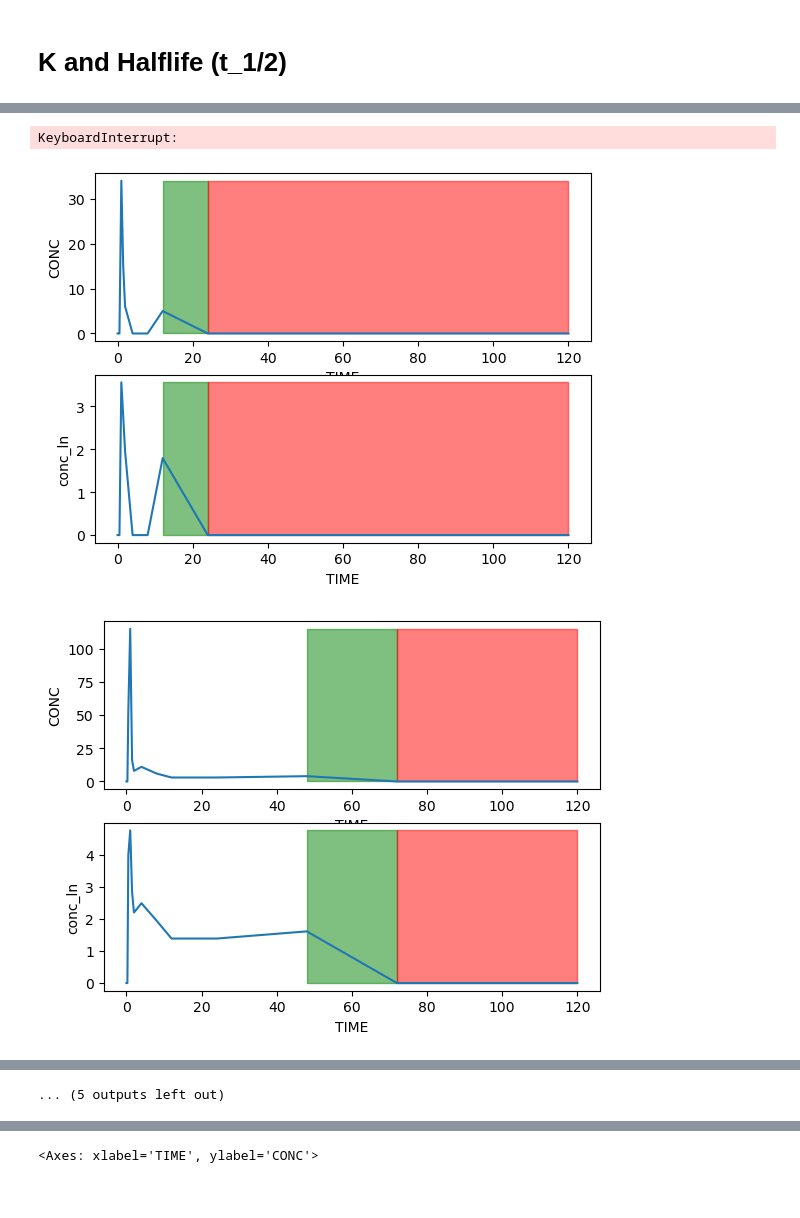
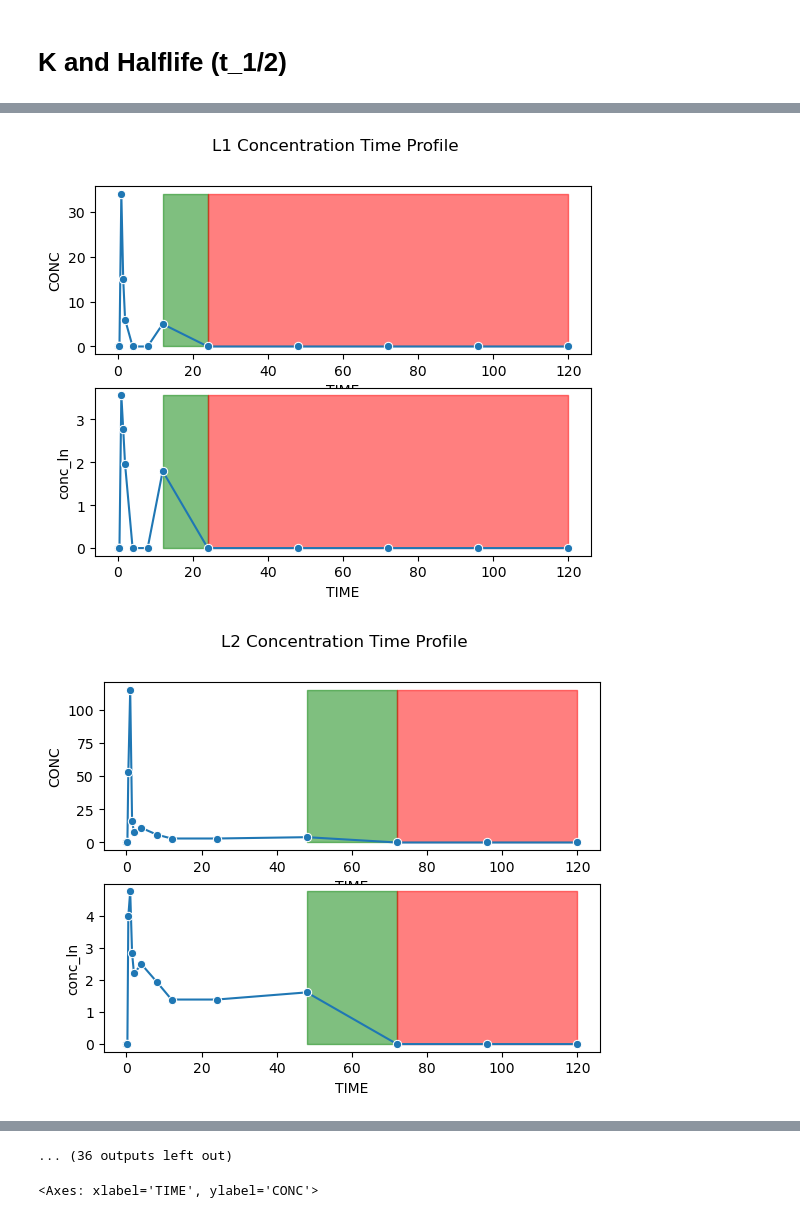
Before and after one commit to kelleyjbrady/NiceODE, a Jupyter notebook: NCA_demo.ipynb, the cells around one changed output, grey strips where cells are left out. Saved outputs shown, nothing was run; the diff lists cells and outputs as text; code cells hidden in the pictures.

```diff
--- a/NCA_demo.ipynb
+++ b/NCA_demo.ipynb
@@ -106,3 +106,8 @@ xth_df
 672 rows × 7 columns
 # %% [markdown]
 # K and Halflife (t_1/2)
+# %%
+from nca import indentify_low_conc_zones2
+dfs = []
+for sub in xth_df['ID'].unique():
+    dfs.append(indentify_low_conc_zones2(xth_df.loc[xth_df['ID'] == sub, :], conc_col='CONC'))
@@ -161,6 +221,8 @@ ks
 # %%
-k_cols = ['ID', 'geom_mean_k_est', 'geom_mean_halflife_est', 'start_time', 'end_time', 'zero_window_time_start']
-ks = ks[k_cols].drop_duplicates().copy()
+old_meth = False
+if old_meth:
+    k_cols = ['ID', 'geom_mean_k_est', 'geom_mean_halflife_est', 'start_time', 'end_time', 'zero_window_time_start']
+    ks = ks[k_cols].drop_duplicates().copy()
 # %%
 ks.loc[ks['ID'] == 'H1']
 # %% [output]
@@ -185,42 +245,41 @@ for id in xth_df['ID'].unique():
     plot_me = xth_df.loc[(xth_df['ID'] == id) & (xth_df['TIME'] < 200), :].copy()
     info_df = ks.loc[ks['ID'] == id, ]
     plot_me['conc_ln'] = safe_signed_log(plot_me['CONC'])
-    sns.lineplot(plot_me, x = 'TIME', y = 'CONC',ax = axs[0])
+    sns.lineplot(plot_me, x = 'TIME', y = 'CONC',ax = axs[0], marker='o')
     y_max = plot_me['CONC'].max()
     y_max_ln = plot_me['conc_ln'].max()
     terminal_slope_start = info_df['start_time'].values[0]
     terminal_slope_end = info_df['end_time'].max()
     x_max = plot_me['TIME'].max()
     zero_zone_start = info_df['zero_window_time_start'].values[0]
     axs[0].fill_betweenx(y = np.linspace(0, y_max, 5),
                         x1 = np.repeat(terminal_slope_start, 5),
                         x2 = np.repeat(terminal_slope_end, 5),
                         alpha = .5, color = 'green',
                         label = 'Terminal Slope Zone'
                         )
     axs[0].fill_betweenx(y = np.linspace(0, y_max, 5),
                         x1 = np.repeat(zero_zone_start, 5),
                         x2 = np.repeat(x_max, 5),
                         alpha = .5, color = 'red',
                         label = '~0 AUC Zone'
                         )
-    sns.lineplot(plot_me, x = 'TIME', y = 'conc_ln',ax = axs[1])
+    sns.lineplot(plot_me, x = 'TIME', y = 'conc_ln',ax = axs[1], marker = 'o')
     axs[1].fill_betweenx(y = np.linspace(0, y_max_ln, 5),
                         x1 = np.repeat(terminal_slope_start, 5),
                         x2 = np.repeat(terminal_slope_end, 5),
                         alpha = .5, color = 'green',
                         label = 'Terminal Slope Zone'
                         )
     axs[1].fill_betweenx(y = np.linspace(0, y_max_ln, 5),
                         x1 = np.repeat(zero_zone_start, 5),
                         x2 = np.repeat(x_max, 5),
                         alpha = .5, color = 'red',
                         label = '~0 AUC Zone'
                         )
     plt.suptitle(f'{id} Concentration Time Profile')
 
-    plt.savefig(os.path.join(plot_dir, f'{id}_conctime.png'), dpi = 300)
+    plt.savefig(os.path.join(plot_dir, f'{id}_conctime_new.png'), dpi = 300)
 # %% [output]
-KeyboardInterrupt:
-[figure, old version]
+[figure, new version]
-[figure, old version]
+[figure, new version]
@@ -236 +294,0 @@ KeyboardInterrupt:
-... (5 outputs left out)
@@ -237,3 +296,4 @@ KeyboardInterrupt:
+... (36 outputs left out)
 # %%
 import seaborn as sns
 
```
Also changed, not shown: parts of 41 cells of this notebook, 1 other file.
